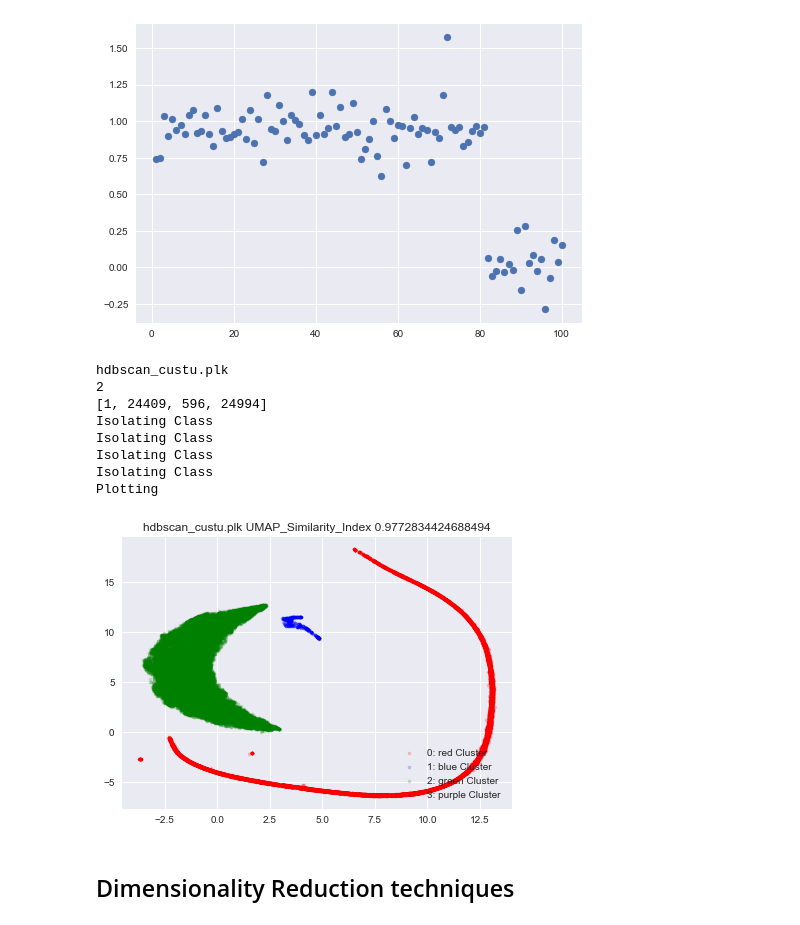
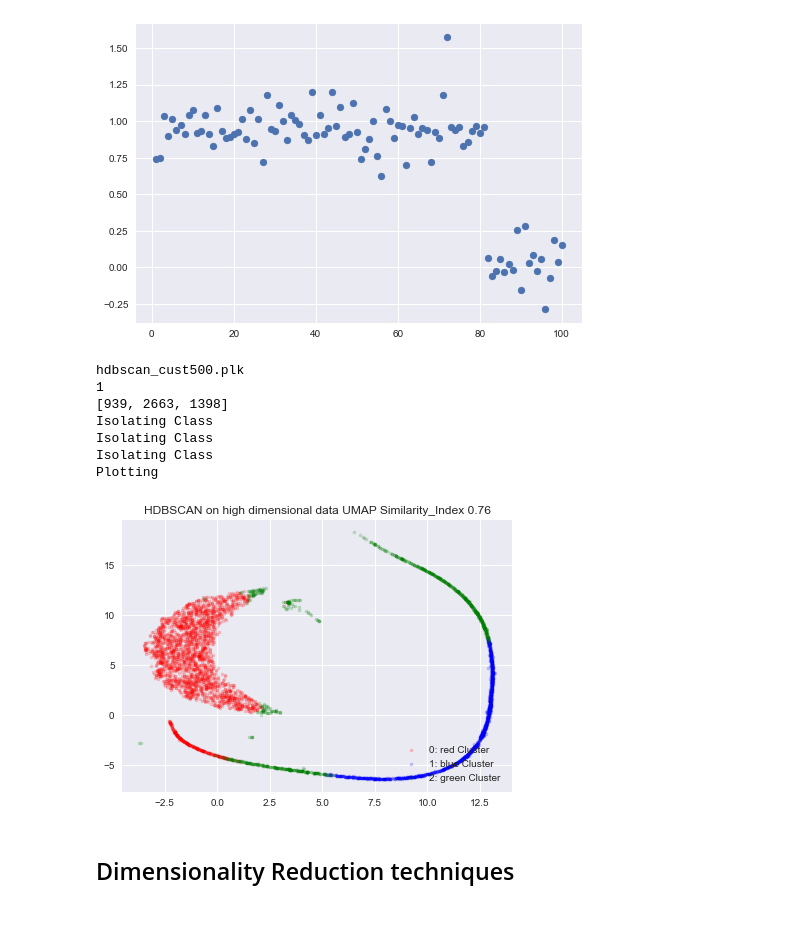
Before and after one commit to Koketsoc137/Clustering-on-simulation-data, a Jupyter notebook: Clustering.ipynb, the cells around one changed output. Drawn from its saved outputs; the diff is of its cells as text; code cells hidden in the pictures.

```diff
--- a/Clustering.ipynb
+++ b/Clustering.ipynb
@@ -200,16 +203,15 @@ from sklearn.cluster import MeanShift
 # %%
 #Initialize,train save
 
-ms = MeanShift( bandwidth=None,
+ms = MeanShift( bandwidth=9.5,
                seeds=None, #Default seed finding functions scale horribly with dimensions
-               bin_seeding=True, #True implies initial windows are not on all points
+               bin_seeding=True, #True implies initial windows are not on all points/inccurate but faster
                min_bin_freq=1,
                cluster_all=False, #Unclustered outcasts points will be labelled -1
                n_jobs=-1,
-               max_iter=100,
+               max_iter=None,
               )
 ms=ms.fit_predict(u_embedded)
 pkl_filename = "Mean_Shift10CA2D.plk"
-save
 with open(pkl_filename, 'wb') as file:
     pickle.dump(ms,file)
@@ -248,7 +245,7 @@ dbc =  DBSCAN(eps = 50,
                  metric = 'l1',
                  n_jobs = 10)
 # %%
-dbc.fit(u_embedded[0:10000])
+dbc.fit(u_embedded)
 # %%
 pkl_filename = "dbscan2D.plk"
 
@@ -290,10 +287,10 @@ a =np.random.choice(100,100,replace = False)
 a = np.random
 hd = hdbscan.HDBSCAN(algorithm='best', alpha=1.0, approx_min_span_tree=True,
     gen_min_span_tree=True, leaf_size=40,
-    metric='minkowski', min_cluster_size=500, min_samples=100, p=1)
+    metric='euclidean', min_cluster_size=500, min_samples=100, p=1)
 # %%
-hd.fit(u_embedded)
-pkl_filename = "hdbscan_custu.plk"
+hd.fit(p_embedded)
+pkl_filename = "hdbscan2Dtsne.plk"
 
 with open(pkl_filename, 'wb') as file:
     pickle.dump(hd,file)
@@ -304,37 +301,37 @@ plot_(hd.labels_,-1,4)
 # %%
 
 
-def evaluate(model):
+def evaluate(model,name):
     print(model)
     with open(model, 'rb') as file:
         hd = pickle.load(file)
 
 
-    a = np.array(hd.labels_)
+    a = np.array(hd.labels_) #change to .labels_ for hdbscan
     print(a.max())
     print(groups(a,-1)) #Number of elements per cluster
     a = np.where(a==-1,a.max()+1,a)
-    similarity = metrics.rand_score(hd.labels_,labels)
+    similarity = round(metrics.rand_score(a,labels[0:5000]),2)
     #shade(x_embedded[0:5000],a,a.max()+1,model)
-    shade(u_embedded,a,a.max()+1,model+" UMAP_Similarity_Index " + str(similarity))
+    shade(u_embedded,a,a.max()+1, name + " UMAP"+ " Similarity_Index " + str(similarity))
     return
 
 
 #evaluate("hdbscan_cust5.plk")
 #evaluate("hdbscan_cust50.plk")
 #evaluate("hdbscan_cust150.plk")
-#evaluate("hdbscan_cust500.plk")
-evaluate("hdbscan_custu.plk")
+evaluate("hdbscan_cust500.plk","HDBSCAN on high dimensional data")
+#evaluate("hdbscan_custu.plk")
+#evaluate("hdbscan2Dtsne.plk","HDBSCAN")
 # %% [output]
-hdbscan_custu.plk
-2
-[1, 24409, 596, 24994]
-Isolating Class
+hdbscan_cust500.plk
+1
+[939, 2663, 1398]
 Isolating Class
 Isolating Class
 Isolating Class
 Plotting
-[figure, old version]
+[figure, new version]
 # %% [markdown]
 ## Dimensionality Reduction techniques
 # %%
```
Also changed, not shown: parts of 14 cells of this notebook.
